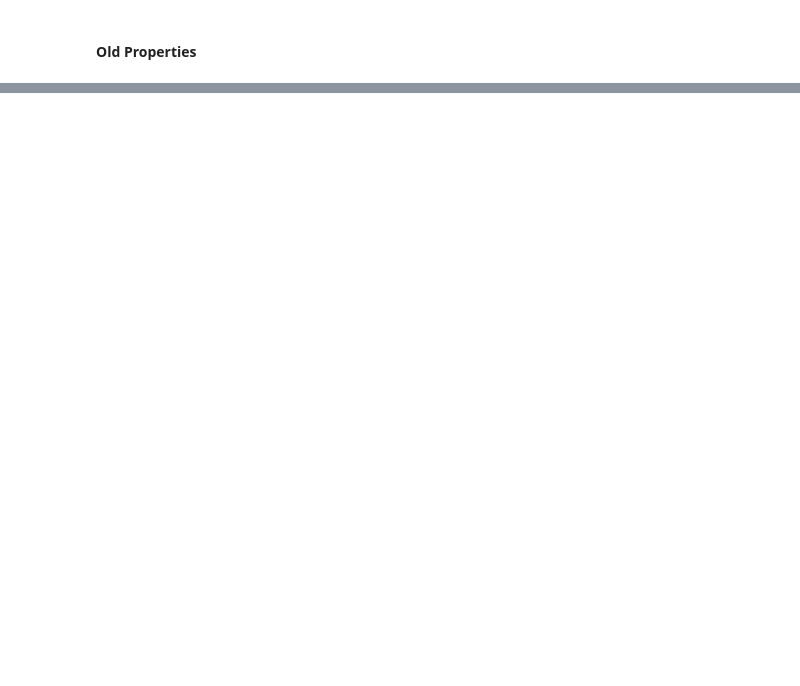
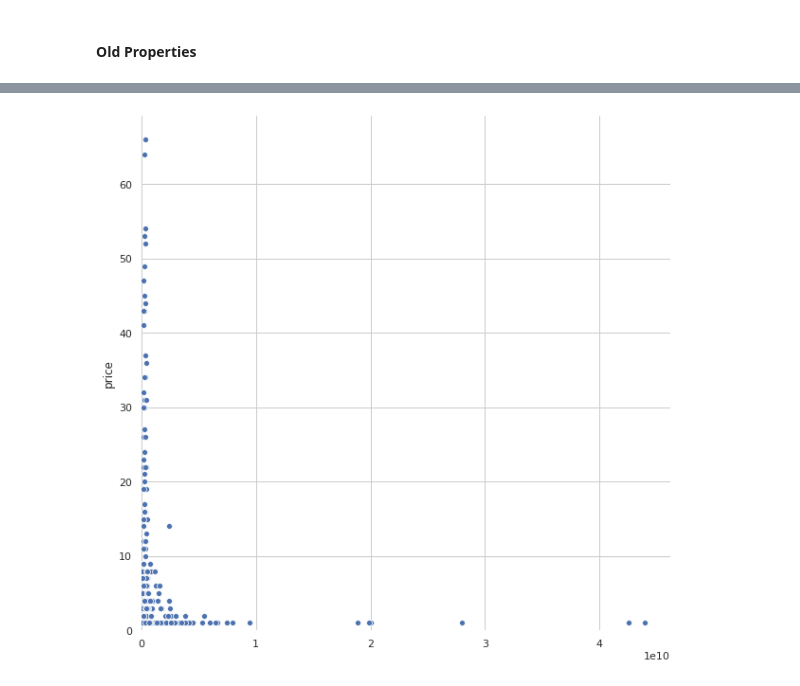
Before and after one commit to stivenramireza/anutibara-web-scraping, a Jupyter notebook: notebooks/data_analytics.ipynb, the cells around one changed output, grey strips where cells are left out. Drawn from its saved outputs; the diff is of its cells as text; code cells hidden in the pictures; blank space fills up the shorter version.

```diff
--- a/notebooks/data_analytics.ipynb
+++ b/notebooks/data_analytics.ipynb
@@ -313,7 +336,7 @@ with open(r'./old-properties/part.0.parquet', 'rb') as f:
     data_old_properties = pd.read_parquet(f, engine='pyarrow')
 # %%
 with ProgressBar():
-    condition = (data_old_properties['stratum'] == 4) & (data_old_properties['type'] == 'Arriendo')
+    condition = (data_old_properties['stratum'] == 0) & (data_old_properties['type'] == 'Arriendo')
     stratum_by_price_old = data_old_properties[condition]['price'].value_counts().sort_values()
 # %%
 df_old = stratum_by_price_old.to_frame()
@@ -320,10 +359,12 @@ df_old = stratum_by_price_old.to_frame()
 # %%
 seaborn.set(style="whitegrid")
 f, ax = plt.subplots(figsize=(10, 10))
 seaborn.despine(f, left=True, bottom=True)
 
 with ProgressBar():
-    seaborn.scatterplot(x=df_new.index, y="price",
-                data=df_new, ax=ax)
+    seaborn.scatterplot(x=df_old.index, y="price",
+                data=df_old, ax=ax)
     plt.ylim(ymin=0)
     plt.xlim(xmin=0)
+# %% [output]
+[figure, added]
```
Also changed, not shown: parts of 6 cells of this notebook.
